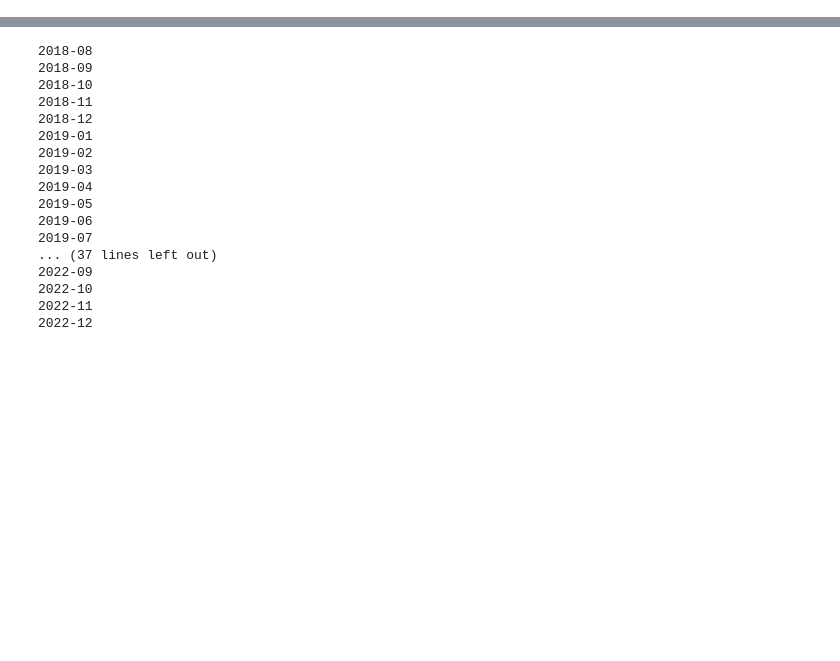
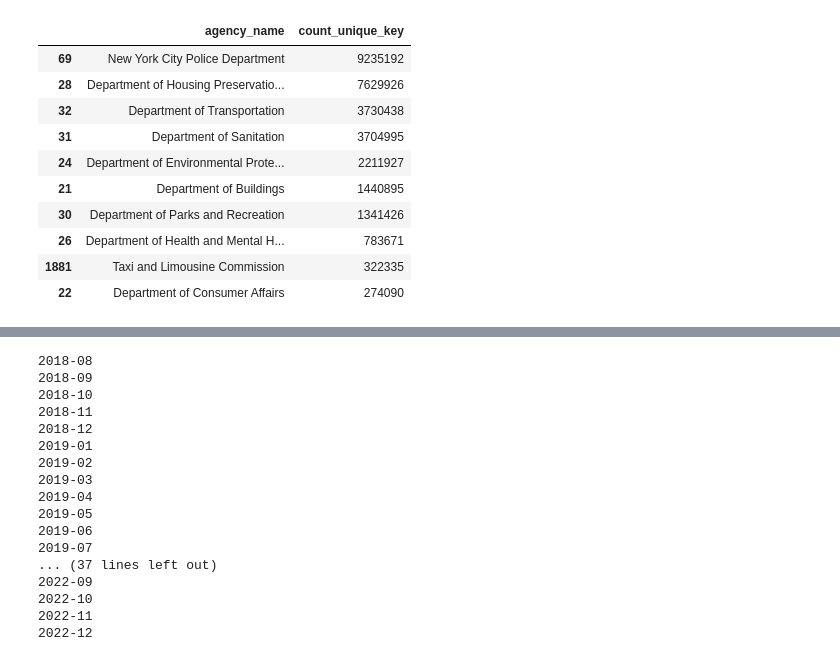
Before and after one commit to emj1020/applied_data_science_final_project, a Jupyter notebook: Scripts/01_get_311_timeseries_data.ipynb, the cells around one changed output, grey strips where cells are left out. Drawn from its saved outputs; the diff is of its cells as text; code cells hidden in the pictures; blank space fills up the shorter version.

Commit message:
updating data

```diff
--- a/Scripts/01_get_311_timeseries_data.ipynb
+++ b/Scripts/01_get_311_timeseries_data.ipynb
@@ -63,3 +63,14 @@ cat_clnm = 'agency_name'
 subcat_clnm = 'complaint_type'
 subsubcat_clnm = 'descriptor'
 datetime_clnm = 'created_date'
+# %%
+url = 'https://data.cityofnewyork.us/resource/erm2-nwe9.json'
+query = (url +'?'
+        "$select=agency_name,count(unique_key)"
+        "&$where=created_date between '2010-01-01T00:00:00.000' and '2022-12-31T23:59:59.999'"
+        "&$group=agency_name"
+        "&$limit=1000000")
+query = query.replace(" ", "%20")
+print(query)
+response = urllib.request.urlopen(query)
+data = json.loads(response.read())
@@ -65,0 +79,16 @@ datetime_clnm = 'created_date'
+# %%
+df = pd.DataFrame(data)
+df['count_unique_key'] = df['count_unique_key'].astype(int)
+df.sort_values(by = 'count_unique_key',ascending = False).head(10)
+# %% [output]
+|  | agency_name | count_unique_key |
+| 69 | New York City Police Department | 9235192 |
+| 28 | Department of Housing Preservatio... | 7629926 |
+| 32 | Department of Transportation | 3730438 |
+| 31 | Department of Sanitation | 3704995 |
+| 24 | Department of Environmental Prote... | 2211927 |
+| 21 | Department of Buildings | 1440895 |
+| 30 | Department of Parks and Recreation | 1341426 |
+| 26 | Department of Health and Mental H... | 783671 |
+| 1881 | Taxi and Limousine Commission | 322335 |
+| 22 | Department of Consumer Affairs | 274090 |
```
Also changed, not shown: parts of 29 cells of this notebook, 5 other files.
